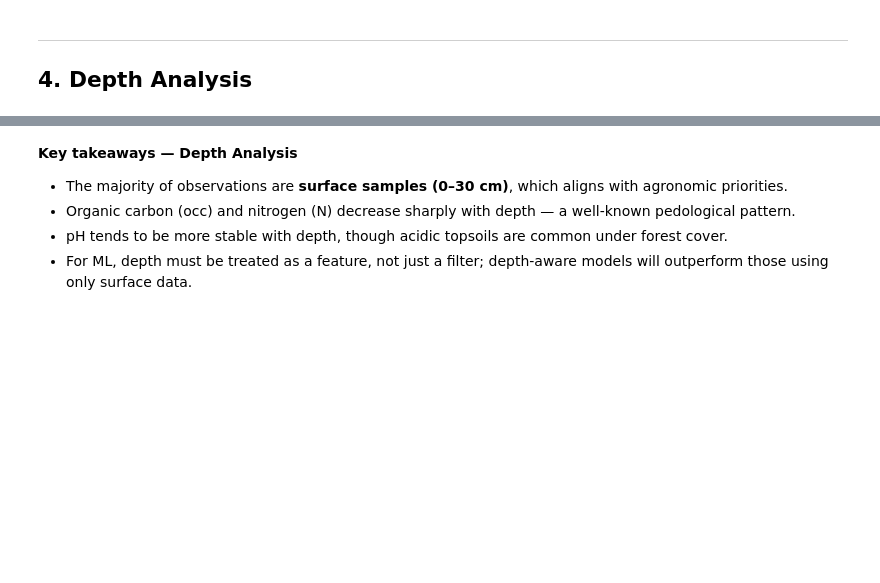
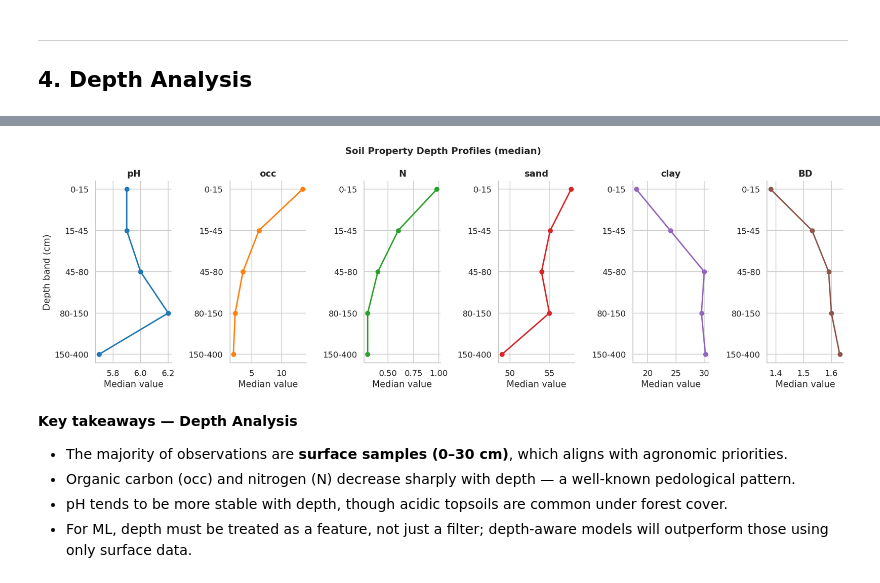
Before and after one commit to Conite002/SoilHive, a Jupyter notebook: notebook/01_eda.ipynb, the cells around one changed output, grey strips where cells are left out. Saved outputs shown, nothing was run; the diff lists cells and outputs as text; code cells hidden in the pictures; blank space fills up the shorter version.

```diff
--- a/notebook/01_eda.ipynb
+++ b/notebook/01_eda.ipynb
@@ -486,36 +501,38 @@ sub_depth['mid_depth'] = (sub_depth['upper_depth_cm'] + sub_depth['lower_depth_c
 sub_depth['depth_band'] = pd.cut(
     sub_depth['mid_depth'],
     bins=[0, 15, 45, 80, 150, 400],
-    labels=['0–15', '15–45', '45–80', '80–150', '150–400']
+    labels=['0-15', '15-45', '45-80', '80-150', '150-400']
 )
 
 profile = (
     sub_depth.groupby(['depth_band', 'property'])['value']
     .median()
     .reset_index()
 )
 
 fig, axes = plt.subplots(1, len(DEPTH_PROPS), figsize=(16, 5), sharey=False)
-depth_order = ['0–15', '15–45', '45–80', '80–150', '150–400']
+depth_order = ['0-15', '15-45', '45-80', '80-150', '150-400']
 
 for i, prop in enumerate(DEPTH_PROPS):
     sub = profile[profile['property'] == prop]
     if sub.empty:
         axes[i].set_visible(False)
         continue
     axes[i].plot(sub['value'], sub['depth_band'].astype(str), 'o-', color=PALETTE[i], linewidth=2)
     # Invert y so surface is at top
     axes[i].set_yticks(range(len(depth_order)))
     axes[i].set_yticklabels(depth_order)
     axes[i].invert_yaxis()
     axes[i].set_title(prop, fontweight='bold')
     axes[i].set_xlabel('Median value')
     if i == 0:
         axes[i].set_ylabel('Depth band (cm)')
 
 plt.suptitle('Soil Property Depth Profiles (median)', fontsize=13, fontweight='bold')
 plt.tight_layout()
 plt.show()
+# %% [output]
+[figure, added]
 # %% [markdown]
 **Key takeaways — Depth Analysis**
 - The majority of observations are **surface samples (0–30 cm)**, which aligns with agronomic priorities.
```
Also changed, not shown: parts of 11 cells of this notebook.
